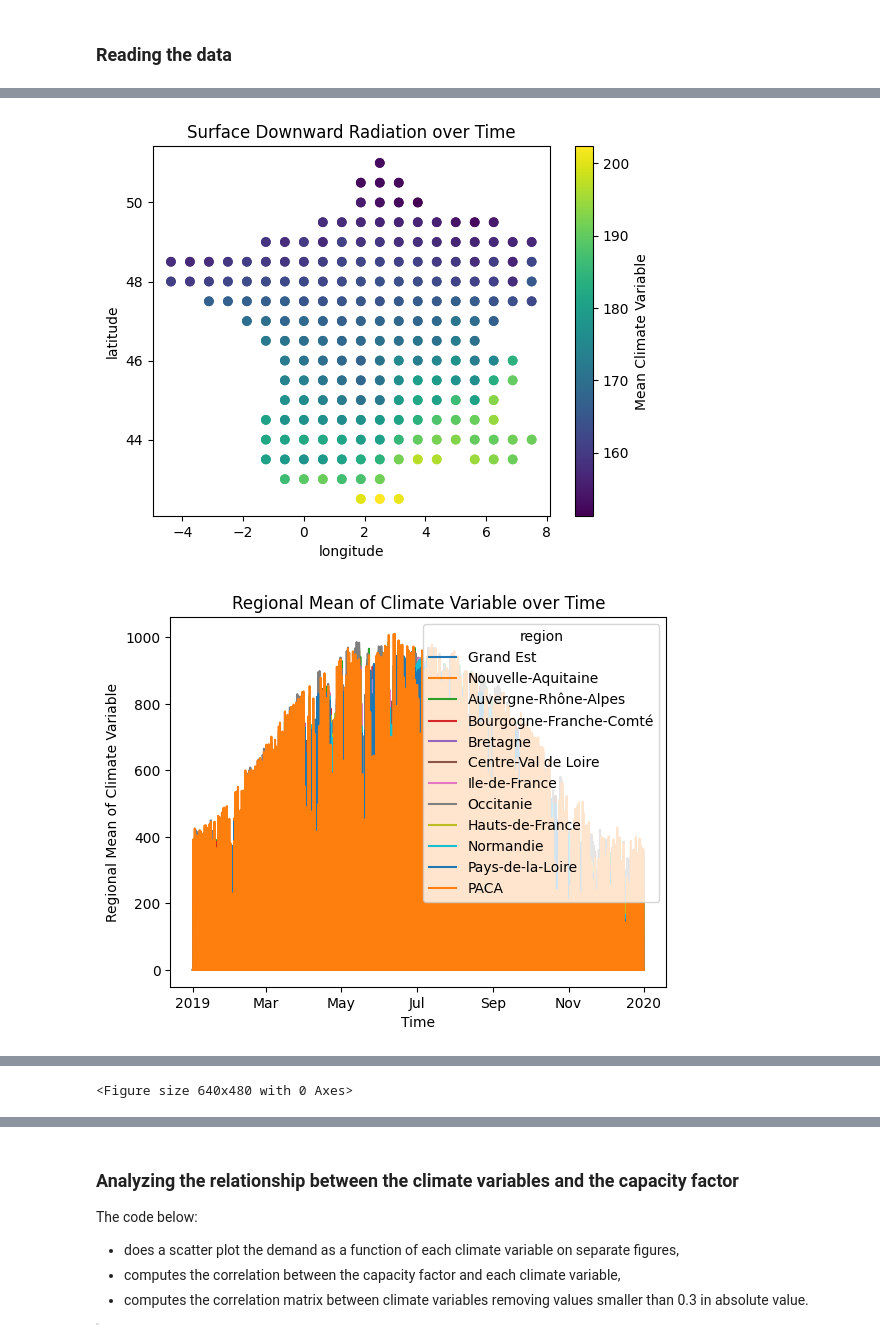
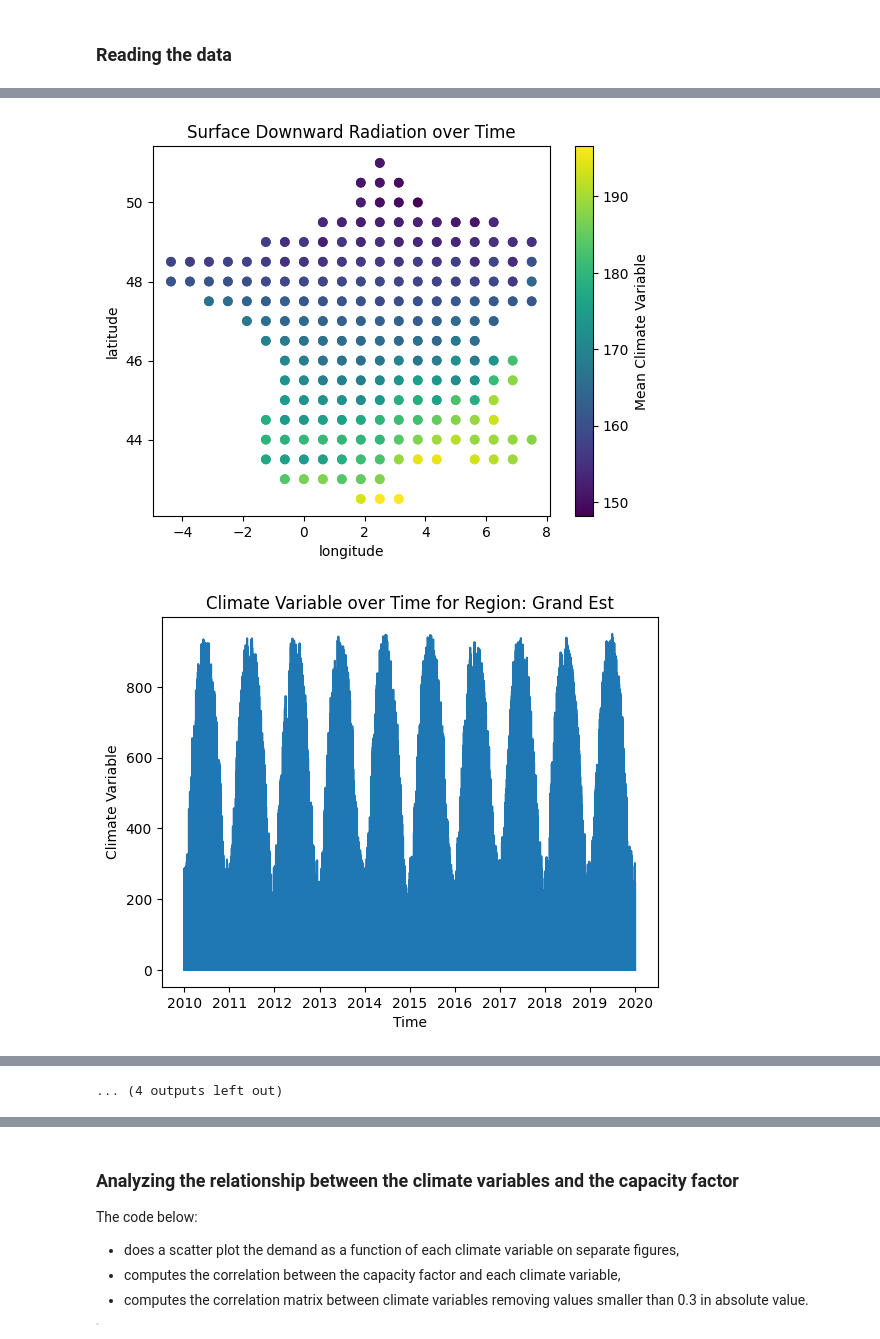
Before and after one commit to jisa98/VRE-Solar, a Jupyter notebook: VRE Project_JodieAfonso.ipynb, the cells around one changed output, grey strips where cells are left out. Saved outputs shown, nothing was run; the diff lists cells and outputs as text; code cells hidden in the pictures.

```diff
--- a/VRE Project_JodieAfonso.ipynb
+++ b/VRE Project_JodieAfonso.ipynb
@@ -112,12 +112,12 @@ import xarray as xr
 import numpy as np
 
 # Directories where you saved the data
-data_dir_energy = Path('\JODIE\MASTERS\Masters (S2)\InnoEnergy\Ecole Polytechnique\Semestre_1\Machine Learning for Climate Change and Energy\Project\data\energy_france')
-data_dir_climate = Path('\JODIE\MASTERS\Masters (S2)\InnoEnergy\Ecole Polytechnique\Semestre_1\Machine Learning for Climate Change and Energy\Project\data\climate_france_2019')
+data_dir_energy = Path('/JODIE/MASTERS/Masters (S2)/InnoEnergy/Ecole Polytechnique/Semestre_1/Machine Learning for Climate Change and Energy/Project/data/energy_france')
+data_dir_climate = Path('/JODIE/MASTERS/Masters (S2)/InnoEnergy/Ecole Polytechnique/Semestre_1/Machine Learning for Climate Change and Energy/Project/data/climate_france')
 
 # Template filenames
 filename_mask = 'mask_datagouv_french_regions_merra2_Nx_France.nc'
-filename_climate = 'merra2_area_selection_output_{}_merra2_2019-2019.nc'
+filename_climate = 'merra2_area_selection_output_{}_merra2_2010-2019.nc'
 filename_energy = 'reseaux_energies_{}.csv'
 
 # Set keyword arguments for pd.read_csv
@@ -141,38 +141,47 @@ filepath = Path(data_dir_climate, filename)
 da_climate = xr.load_dataset(filepath)[variable_name]
 plt.figure()
 plt.title('Surface Downward Radiation over Time')
 plt.xlabel('longitude')
 plt.ylabel('latitude')
 plt.scatter(da_mask['lon'], da_mask['lat'], c=da_climate.mean('time'))
 sc_climate = plt.scatter(da_mask['lon'], da_mask['lat'], c=da_climate.mean('time'))
 plt.colorbar(sc_climate, label='Mean Climate Variable')
 
 # Compute regional mean of climate variable
 da_climate_reg = da_climate.groupby(da_mask).mean().rename(mask='region')
 da_climate_reg['region'] = ds_mask['region'].values
 
 # Plot time series for the regional mean climate variable with 'region' as hue
-plt.figure()
-da_climate_reg.plot.line(x='time', hue='region')
-plt.xlabel('Time')
-plt.ylabel('Regional Mean of Climate Variable')
-plt.title('Regional Mean of Climate Variable over Time')
-plt.show()
+#plt.figure()
+#da_climate_reg.plot.line(x='time', hue='region', alpha=0.7, linewidth=1.5)
+#plt.xlabel('Time')
+#plt.ylabel('Regional Mean of Climate Variable')
+#plt.title('Regional Mean of Climate Variable over Time')
+#plt.show()
+regions = da_climate_reg['region'].values  # Assuming 'region' is a coordinate or dimension
 
+
+for region_name in regions:
+    plt.figure()
+    da_climate_reg.sel(region=region_name).plot.line(x='time')
+    plt.xlabel('Time')
+    plt.ylabel('Climate Variable')
+    plt.title(f'Climate Variable over Time for Region: {region_name}')
+    plt.show()
 
 # Plot energy variable time series
 variable_name = 'capacityfactor_pv'
 filename = filename_energy.format(variable_name)
 filepath = Path(data_dir_energy, filename)
 df_energy = pd.read_csv(filepath, index_col=0, header=0, parse_dates=True)
 plt.figure()
 df_energy.plot()
 plt.title('PV Energy Mean Over Time')
 plt.xlabel('Time')
 plt.ylabel('Energy Variable in MWh')
 
 plt.show()
 # %% [output]
 [figure]
-[figure, old version]
+[figure, new version]
-[figure, old version]
+[figure, new version]
@@ -179 +197 @@ plt.show()
-<Figure size 640x480 with 0 Axes>
+... (4 outputs left out)
```
Also changed, not shown: parts of 24 cells of this notebook.
